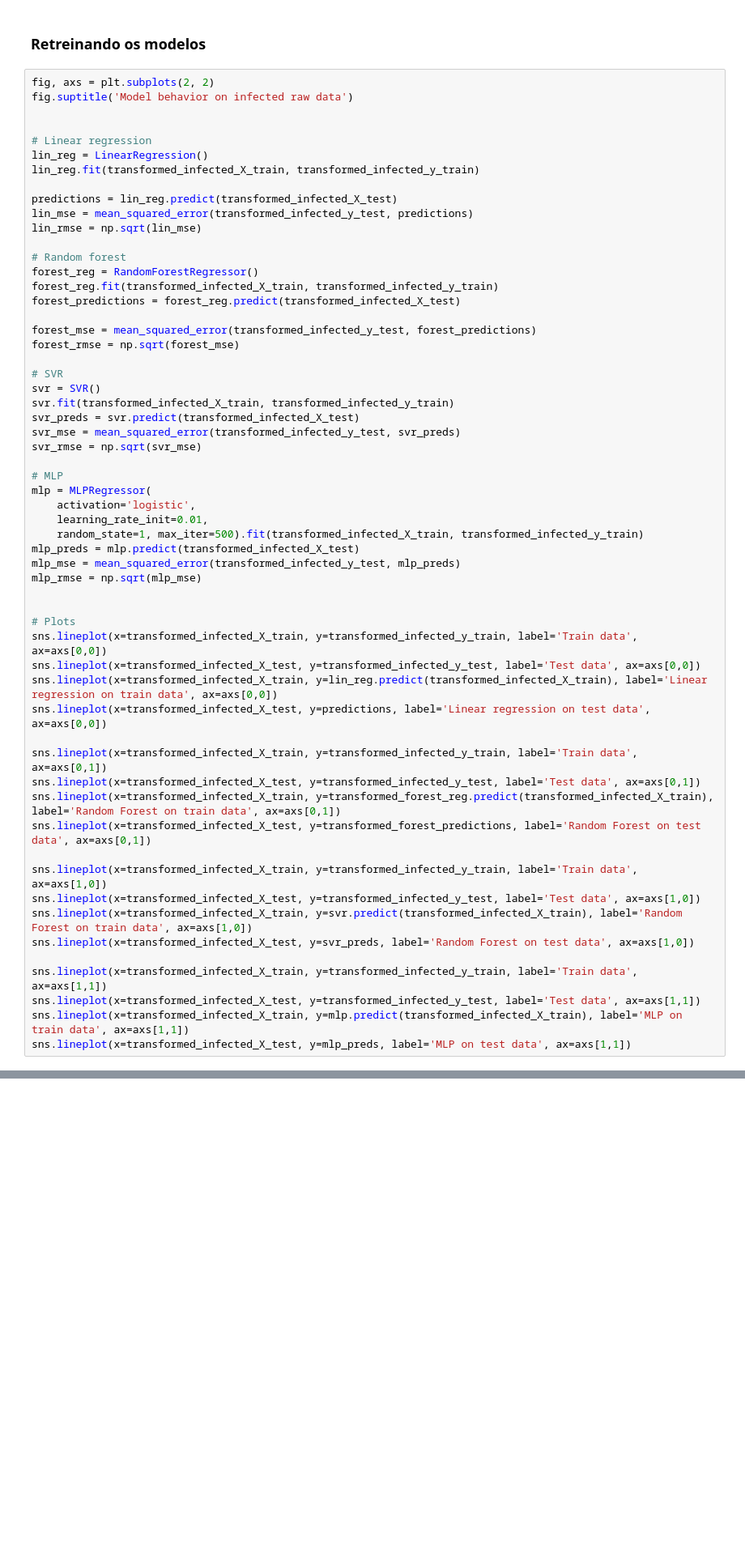
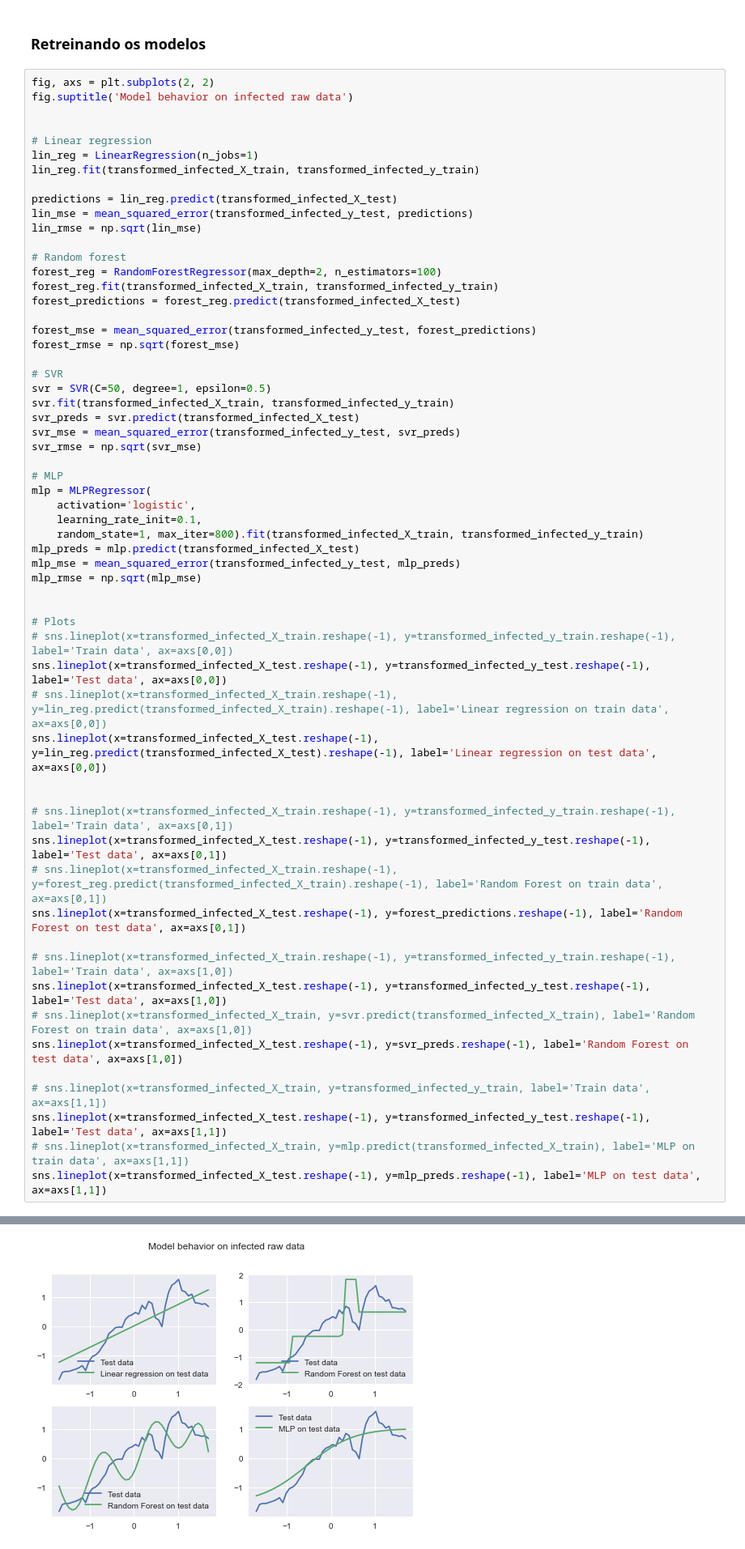
Before and after one commit to brunolcarli/IPythonNotebooks, a Jupyter notebook: covid_curitiba.ipynb, the cells around one changed output, grey strips where cells are left out. Shown at 81% size. Cells and saved outputs as stored; diff of their text form; blank space fills up the shorter version.

```diff
--- a/covid_curitiba.ipynb
+++ b/covid_curitiba.ipynb
@@ -752,7 +936,7 @@ fig.suptitle('Model behavior on infected raw data')
 
 
 # Linear regression
-lin_reg = LinearRegression()
+lin_reg = LinearRegression(n_jobs=1)
 lin_reg.fit(transformed_infected_X_train, transformed_infected_y_train)
 
 predictions = lin_reg.predict(transformed_infected_X_test)
@@ -760,7 +944,7 @@ lin_mse = mean_squared_error(transformed_infected_y_test, predictions)
 lin_rmse = np.sqrt(lin_mse)
 
 # Random forest
-forest_reg = RandomForestRegressor()
+forest_reg = RandomForestRegressor(max_depth=2, n_estimators=100)
 forest_reg.fit(transformed_infected_X_train, transformed_infected_y_train)
 forest_predictions = forest_reg.predict(transformed_infected_X_test)
 
@@ -768,7 +952,7 @@ forest_mse = mean_squared_error(transformed_infected_y_test, forest_predictions)
 forest_rmse = np.sqrt(forest_mse)
 
 # SVR
-svr = SVR()
+svr = SVR(C=50, degree=1, epsilon=0.5)
 svr.fit(transformed_infected_X_train, transformed_infected_y_train)
 svr_preds = svr.predict(transformed_infected_X_test)
 svr_mse = mean_squared_error(transformed_infected_y_test, svr_preds)
@@ -777,30 +961,32 @@ svr_rmse = np.sqrt(svr_mse)
 # MLP
 mlp = MLPRegressor(
     activation='logistic',
-    learning_rate_init=0.01,
-    random_state=1, max_iter=500).fit(transformed_infected_X_train, transformed_infected_y_train)
+    learning_rate_init=0.1,
+    random_state=1, max_iter=800).fit(transformed_infected_X_train, transformed_infected_y_train)
 mlp_preds = mlp.predict(transformed_infected_X_test)
 mlp_mse = mean_squared_error(transformed_infected_y_test, mlp_preds)
 mlp_rmse = np.sqrt(mlp_mse)
 
 
 # Plots
-sns.lineplot(x=transformed_infected_X_train, y=transformed_infected_y_train, label='Train data', ax=axs[0,0])
-sns.lineplot(x=transformed_infected_X_test, y=transformed_infected_y_test, label='Test data', ax=axs[0,0])
-sns.lineplot(x=transformed_infected_X_train, y=lin_reg.predict(transformed_infected_X_train), label='Linear regression on train data', ax=axs[0,0])
-sns.lineplot(x=transformed_infected_X_test, y=predictions, label='Linear regression on test data', ax=axs[0,0])
+# sns.lineplot(x=transformed_infected_X_train.reshape(-1), y=transformed_infected_y_train.reshape(-1), label='Train data', ax=axs[0,0])
+sns.lineplot(x=transformed_infected_X_test.reshape(-1), y=transformed_infected_y_test.reshape(-1), label='Test data', ax=axs[0,0])
+# sns.lineplot(x=transformed_infected_X_train.reshape(-1), y=lin_reg.predict(transformed_infected_X_train).reshape(-1), label='Linear regression on train data', ax=axs[0,0])
+sns.lineplot(x=transformed_infected_X_test.reshape(-1), y=lin_reg.predict(transformed_infected_X_test).reshape(-1), label='Linear regression on test data', ax=axs[0,0])
 
-sns.lineplot(x=transformed_infected_X_train, y=transformed_infected_y_train, label='Train data', ax=axs[0,1])
-sns.lineplot(x=transformed_infected_X_test, y=transformed_infected_y_test, label='Test data', ax=axs[0,1])
-sns.lineplot(x=transformed_infected_X_train, y=transformed_forest_reg.predict(transformed_infected_X_train), label='Random Forest on train data', ax=axs[0,1])
-sns.lineplot(x=transformed_infected_X_test, y=transformed_forest_predictions, label='Random Forest on test data', ax=axs[0,1])
 
-sns.lineplot(x=transformed_infected_X_train, y=transformed_infected_y_train, label='Train data', ax=axs[1,0])
-sns.lineplot(x=transformed_infected_X_test, y=transformed_infected_y_test, label='Test data', ax=axs[1,0])
-sns.lineplot(x=transformed_infected_X_train, y=svr.predict(transformed_infected_X_train), label='Random Forest on train data', ax=axs[1,0])
-sns.lineplot(x=transformed_infected_X_test, y=svr_preds, label='Random Forest on test data', ax=axs[1,0])
+# sns.lineplot(x=transformed_infected_X_train.reshape(-1), y=transformed_infected_y_train.reshape(-1), label='Train data', ax=axs[0,1])
+sns.lineplot(x=transformed_infected_X_test.reshape(-1), y=transformed_infected_y_test.reshape(-1), label='Test data', ax=axs[0,1])
+# sns.lineplot(x=transformed_infected_X_train.reshape(-1), y=forest_reg.predict(transformed_infected_X_train).reshape(-1), label='Random Forest on train data', ax=axs[0,1])
+sns.lineplot(x=transformed_infected_X_test.reshape(-1), y=forest_predictions.reshape(-1), label='Random Forest on test data', ax=axs[0,1])
 
-sns.lineplot(x=transformed_infected_X_train, y=transformed_infected_y_train, label='Train data', ax=axs[1,1])
-sns.lineplot(x=transformed_infected_X_test, y=transformed_infected_y_test, label='Test data', ax=axs[1,1])
-sns.lineplot(x=transformed_infected_X_train, y=mlp.predict(transformed_infected_X_train), label='MLP on train data', ax=axs[1,1])
-sns.lineplot(x=transformed_infected_X_test, y=mlp_preds, label='MLP on test data', ax=axs[1,1])
+# sns.lineplot(x=transformed_infected_X_train.reshape(-1), y=transformed_infected_y_train.reshape(-1), label='Train data', ax=axs[1,0])
+sns.lineplot(x=transformed_infected_X_test.reshape(-1), y=transformed_infected_y_test.reshape(-1), label='Test data', ax=axs[1,0])
+# sns.lineplot(x=transformed_infected_X_train, y=svr.predict(transformed_infected_X_train), label='Random Forest on train data', ax=axs[1,0])
+sns.lineplot(x=transformed_infected_X_test.reshape(-1), y=svr_preds.reshape(-1), label='Random Forest on test data', ax=axs[1,0])
+
+# sns.lineplot(x=transformed_infected_X_train, y=transformed_infected_y_train, label='Train data', ax=axs[1,1])
+sns.lineplot(x=transformed_infected_X_test.reshape(-1), y=transformed_infected_y_test.reshape(-1), label='Test data', ax=axs[1,1])
+# sns.lineplot(x=transformed_infected_X_train, y=mlp.predict(transformed_infected_X_train), label='MLP on train data', ax=axs[1,1])
+sns.lineplot(x=transformed_infected_X_test.reshape(-1), y=mlp_preds.reshape(-1), label='MLP on test data', ax=axs[1,1])
+# %% [output]
@@ -806,0 +994 @@ sns.lineplot(x=transformed_infected_X_test, y=mlp_preds, label='MLP on test data
+[figure, added]
```
Also changed, not shown: parts of 46 cells of this notebook.
